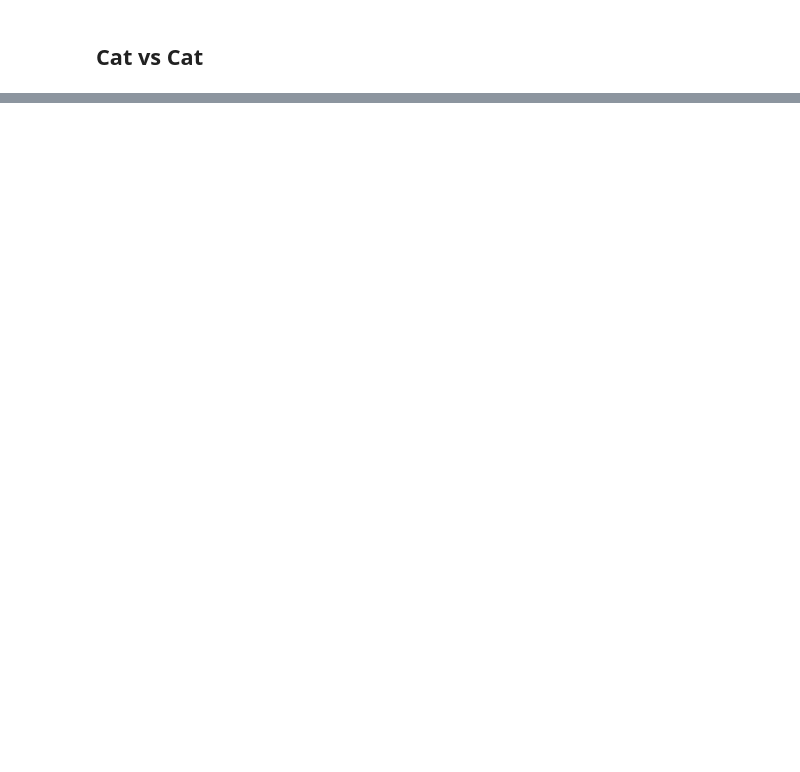
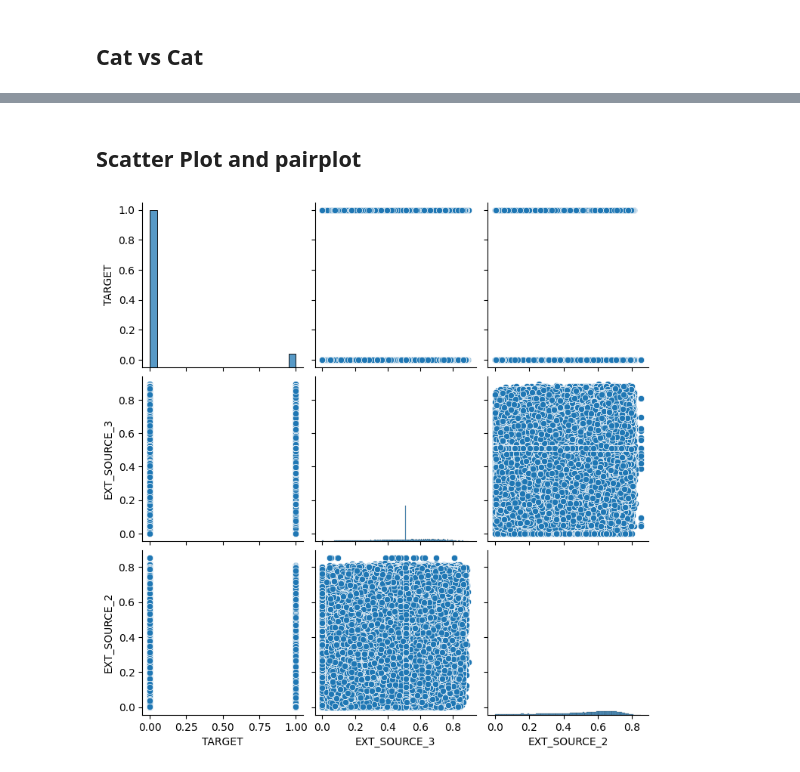
Before and after one commit to m1np3m/upgrad_eda_final, a Jupyter notebook: notebook_application.ipynb, the cells around one changed output, grey strips where cells are left out. Saved outputs shown, nothing was run; the diff lists cells and outputs as text; code cells hidden in the pictures; blank space fills up the shorter version.

```diff
--- a/notebook_application.ipynb
+++ b/notebook_application.ipynb
@@ -235,0 +334,16 @@ set_ticklabels() should only be used with a fixed number of ticks, i.e. after se
+# %%
+def impute_missing_with_mean(df):
+    """
+    Impute missing values in numerical columns with the mean.
+
+    Parameters:
+    - df: DataFrame containing the data.
+
+    Returns:
+    - DataFrame with missing values imputed with mean.
+    """
+    for column in df.select_dtypes(include='number').columns:
+        if df[column].isnull().any():
+            mean_value = df[column].mean()
+            df[column].fillna(mean_value, inplace=True)
+    return df
@@ -235,0 +372,2 @@ set_ticklabels() should only be used with a fixed number of ticks, i.e. after se
+# %%
+application_df = impute_missing_with_mean(application_df)
@@ -235,0 +402,2 @@ set_ticklabels() should only be used with a fixed number of ticks, i.e. after se
+# %% [markdown]
+## Scatter Plot and pairplot
@@ -235,0 +424,6 @@ set_ticklabels() should only be used with a fixed number of ticks, i.e. after se
+# %%
+sns.pairplot(data=application_df, vars=["TARGET", "EXT_SOURCE_3", "EXT_SOURCE_2"])
+
+plt.show()
+# %% [output]
+[figure, added]
```
Also changed, not shown: parts of 25 cells of this notebook, 4 other files.
